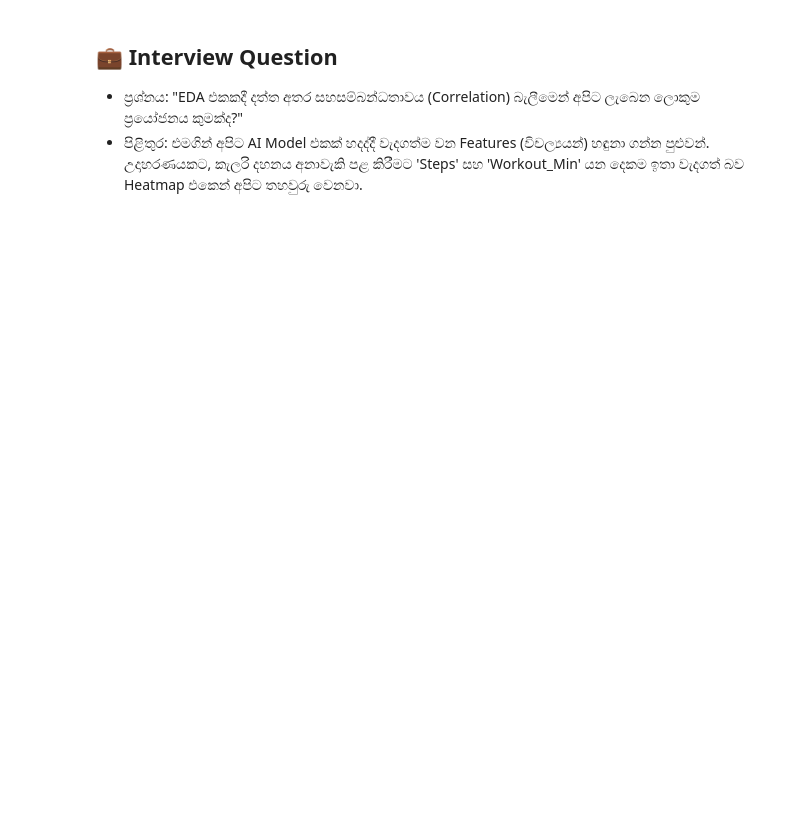
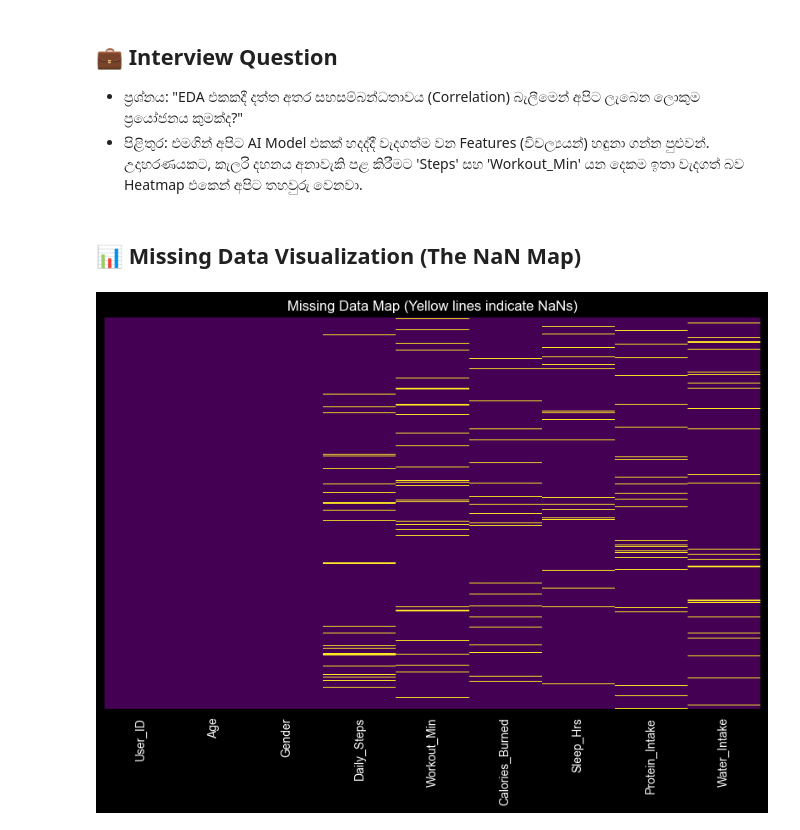
Before and after one commit to Dhanuwa856/Aura-Fitness-EDA, a Jupyter notebook: notebooks/loading_data_final.ipynb, the cells around one changed output. Cells and saved outputs as stored; diff of their text form; code cells hidden in the pictures; blank space fills up the shorter version.

```diff
--- a/notebooks/loading_data_final.ipynb
+++ b/notebooks/loading_data_final.ipynb
@@ -63,3 +63,12 @@ plt.show()
 ## 💼 Interview Question
 - ප්‍රශ්නය: "EDA එකකදී දත්ත අතර සහසම්බන්ධතාවය (Correlation) බැලීමෙන් අපිට ලැබෙන ලොකුම ප්‍රයෝජනය කුමක්ද?"
 - පිළිතුර: එමගින් අපිට AI Model එකක් හදද්දී වැදගත්ම වන Features (විචල්‍යයන්) හඳුනා ගන්න පුළුවන්. උදාහරණයකට, කැලරි දහනය අනාවැකි පළ කිරීමට 'Steps' සහ 'Workout_Min' යන දෙකම ඉතා වැදගත් බව Heatmap එකෙන් අපිට තහවුරු වෙනවා.
+# %% [markdown]
+## 📊 Missing Data Visualization (The NaN Map)
+# %%
+plt.figure(figsize=(10, 6))
+sns.heatmap(df.isnull(), yticklabels=False, cbar=False, cmap='viridis')
+plt.title('Missing Data Map (Yellow lines indicate NaNs)')
+plt.show()
+# %% [output]
+[figure, added]
```
Also changed, not shown: parts of 2 cells of this notebook.
